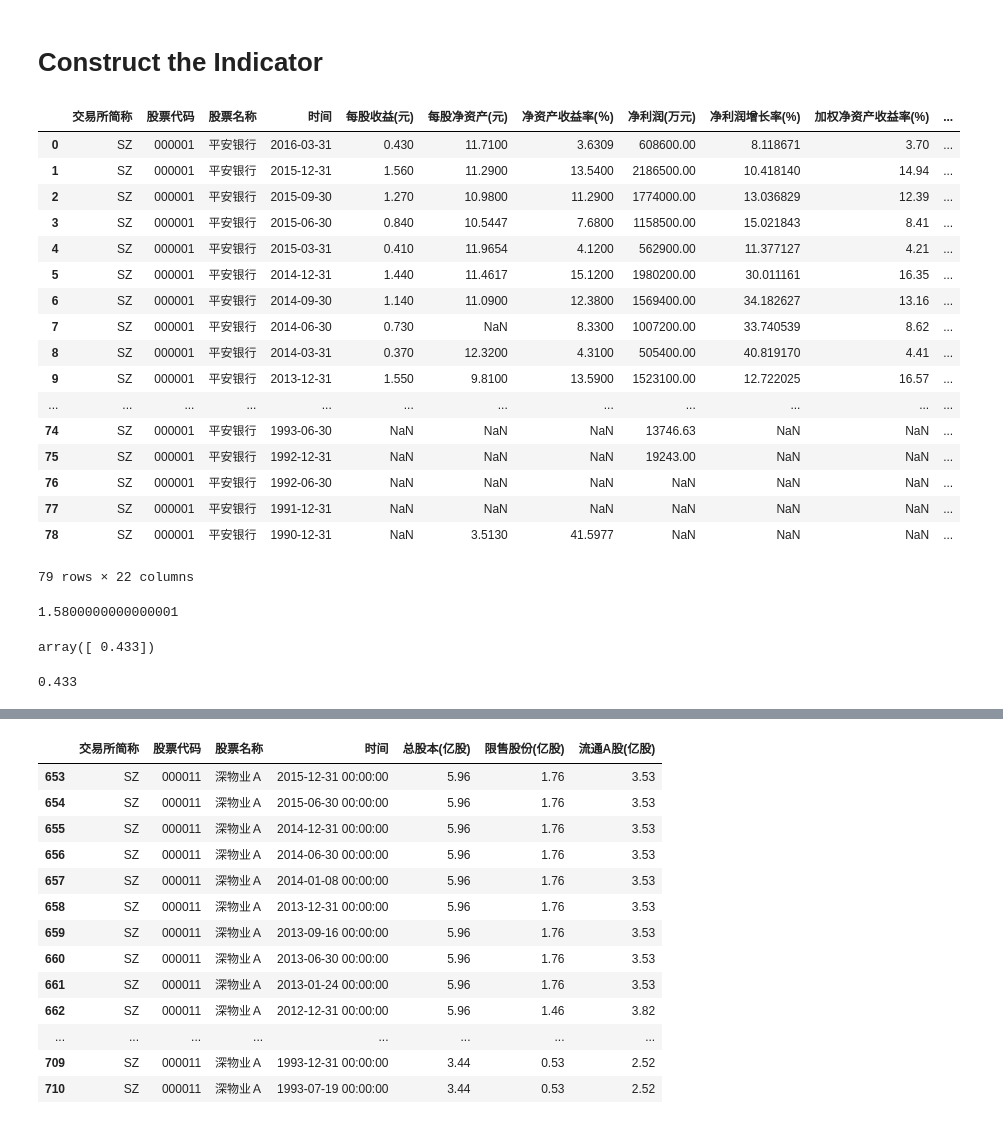
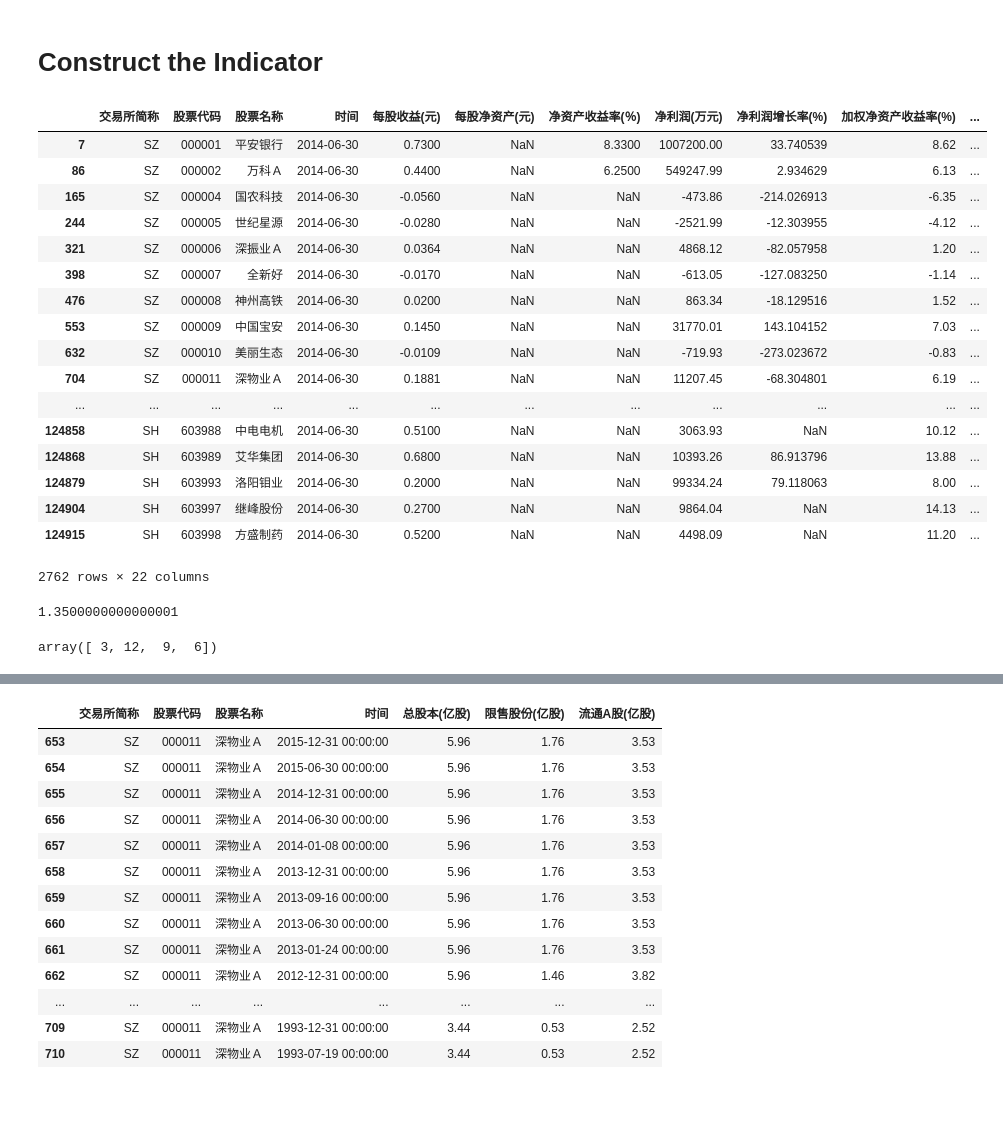
Before and after one commit to fswzb/sensequant, a Jupyter notebook: quant.ipynb, the cells around one changed output, grey strips where cells are left out. Cells and saved outputs as stored; diff of their text form; code cells hidden in the pictures.

```diff
--- a/quant.ipynb
+++ b/quant.ipynb
@@ -164,29 +163,10 @@ p_a_share_ = '流通A股(亿股)'
 # %%
 df_finance = pd.read_csv('/home/lcc/dataset/kline_5minute/stock_finance.txt', dtype={p_stock_id_: str})
 df_finance = df_finance.drop('每股净资产(元).1', 1)
-df_finance = df_finance[df_finance[p_stock_id_].isin(STOCK_LIST)].reset_index(drop=True)
+#df_finance = df_finance[df_finance[p_stock_id_].isin(STOCK_LIST)].reset_index(drop=True)
 df_finance[p_date_] = pd.to_datetime(df_finance[p_date_])
 df_finance['year'] = df_finance[p_date_].apply(lambda time: time.year)
 df_finance['month'] = df_finance[p_date_].apply(lambda time: time.month)
 df_finance['day'] = df_finance[p_date_].apply(lambda time: time.day)
-df_finance
+#df_finance
-# %% [output]
-|  | 交易所简称 | 股票代码 | 股票名称 | 时间 | 每股收益(元) | 每股净资产(元) | 净资产收益率(％) | 净利润(万元) | 净利润增长率(%) | 加权净资产收益率(%) | ... |
-| 0 | SZ | 000001 | 平安银行 | 2016-03-31 | 0.430 | 11.7100 | 3.6309 | 608600.00 | 8.118671 | 3.70 | ... |
-| 1 | SZ | 000001 | 平安银行 | 2015-12-31 | 1.560 | 11.2900 | 13.5400 | 2186500.00 | 10.418140 | 14.94 | ... |
-| 2 | SZ | 000001 | 平安银行 | 2015-09-30 | 1.270 | 10.9800 | 11.2900 | 1774000.00 | 13.036829 | 12.39 | ... |
-| 3 | SZ | 000001 | 平安银行 | 2015-06-30 | 0.840 | 10.5447 | 7.6800 | 1158500.00 | 15.021843 | 8.41 | ... |
-| 4 | SZ | 000001 | 平安银行 | 2015-03-31 | 0.410 | 11.9654 | 4.1200 | 562900.00 | 11.377127 | 4.21 | ... |
-| 5 | SZ | 000001 | 平安银行 | 2014-12-31 | 1.440 | 11.4617 | 15.1200 | 1980200.00 | 30.011161 | 16.35 | ... |
-| 6 | SZ | 000001 | 平安银行 | 2014-09-30 | 1.140 | 11.0900 | 12.3800 | 1569400.00 | 34.182627 | 13.16 | ... |
-| 7 | SZ | 000001 | 平安银行 | 2014-06-30 | 0.730 | NaN | 8.3300 | 1007200.00 | 33.740539 | 8.62 | ... |
-| 8 | SZ | 000001 | 平安银行 | 2014-03-31 | 0.370 | 12.3200 | 4.3100 | 505400.00 | 40.819170 | 4.41 | ... |
-| 9 | SZ | 000001 | 平安银行 | 2013-12-31 | 1.550 | 9.8100 | 13.5900 | 1523100.00 | 12.722025 | 16.57 | ... |
-| ... | ... | ... | ... | ... | ... | ... | ... | ... | ... | ... | ... |
-| 74 | SZ | 000001 | 平安银行 | 1993-06-30 | NaN | NaN | NaN | 13746.63 | NaN | NaN | ... |
-| 75 | SZ | 000001 | 平安银行 | 1992-12-31 | NaN | NaN | NaN | 19243.00 | NaN | NaN | ... |
-| 76 | SZ | 000001 | 平安银行 | 1992-06-30 | NaN | NaN | NaN | NaN | NaN | NaN | ... |
-| 77 | SZ | 000001 | 平安银行 | 1991-12-31 | NaN | NaN | NaN | NaN | NaN | NaN | ... |
-| 78 | SZ | 000001 | 平安银行 | 1990-12-31 | NaN | 3.5130 | 41.5977 | NaN | NaN | NaN | ... |
-79 rows × 22 columns
 # %%
@@ -209,12 +194,32 @@ def get_pe_in_one_year(df):
+# %%
+df_finance[(df_finance[p_bvps_].isnull())
+           &(df_finance[p_date_] >= pd.to_datetime('2014'))]\
+           #&(df_finance[p_exchange_]=='SZ')\
+           #&~(df_finance[p_stock_id_].str.startswith('3'))]
+# %% [output]
+|  | 交易所简称 | 股票代码 | 股票名称 | 时间 | 每股收益(元) | 每股净资产(元) | 净资产收益率(％) | 净利润(万元) | 净利润增长率(%) | 加权净资产收益率(%) | ... |
+| 7 | SZ | 000001 | 平安银行 | 2014-06-30 | 0.7300 | NaN | 8.3300 | 1007200.00 | 33.740539 | 8.62 | ... |
+| 86 | SZ | 000002 | 万科Ａ | 2014-06-30 | 0.4400 | NaN | 6.2500 | 549247.99 | 2.934629 | 6.13 | ... |
+| 165 | SZ | 000004 | 国农科技 | 2014-06-30 | -0.0560 | NaN | NaN | -473.86 | -214.026913 | -6.35 | ... |
+| 244 | SZ | 000005 | 世纪星源 | 2014-06-30 | -0.0280 | NaN | NaN | -2521.99 | -12.303955 | -4.12 | ... |
+| 321 | SZ | 000006 | 深振业Ａ | 2014-06-30 | 0.0364 | NaN | NaN | 4868.12 | -82.057958 | 1.20 | ... |
+| 398 | SZ | 000007 | 全新好 | 2014-06-30 | -0.0170 | NaN | NaN | -613.05 | -127.083250 | -1.14 | ... |
+| 476 | SZ | 000008 | 神州高铁 | 2014-06-30 | 0.0200 | NaN | NaN | 863.34 | -18.129516 | 1.52 | ... |
+| 553 | SZ | 000009 | 中国宝安 | 2014-06-30 | 0.1450 | NaN | NaN | 31770.01 | 143.104152 | 7.03 | ... |
+| 632 | SZ | 000010 | 美丽生态 | 2014-06-30 | -0.0109 | NaN | NaN | -719.93 | -273.023672 | -0.83 | ... |
+| 704 | SZ | 000011 | 深物业Ａ | 2014-06-30 | 0.1881 | NaN | NaN | 11207.45 | -68.304801 | 6.19 | ... |
+| ... | ... | ... | ... | ... | ... | ... | ... | ... | ... | ... | ... |
+| 124858 | SH | 603988 | 中电电机 | 2014-06-30 | 0.5100 | NaN | NaN | 3063.93 | NaN | 10.12 | ... |
+| 124868 | SH | 603989 | 艾华集团 | 2014-06-30 | 0.6800 | NaN | NaN | 10393.26 | 86.913796 | 13.88 | ... |
+| 124879 | SH | 603993 | 洛阳钼业 | 2014-06-30 | 0.2000 | NaN | NaN | 99334.24 | 79.118063 | 8.00 | ... |
+| 124904 | SH | 603997 | 继峰股份 | 2014-06-30 | 0.2700 | NaN | NaN | 9864.04 | NaN | 14.13 | ... |
+| 124915 | SH | 603998 | 方盛制药 | 2014-06-30 | 0.5200 | NaN | NaN | 4498.09 | NaN | 11.20 | ... |
+2762 rows × 22 columns
 # %%
-get_pe_in_one_year(df_finance[:5])
+get_pe_in_one_year(df_finance[23:23+5])
 # %% [output]
-1.5800000000000001
+1.3500000000000001
-# %%
-benifit_in_one_year(np.array([0.433]))
-# %% [output]
-array([ 0.433])
-# %%
-common.scalify(np.array([0.433]))
-# %% [output]
-0.433
+# %%
+df_finance['month'].unique()
+# %% [output]
+array([ 3, 12,  9,  6])
```
Also changed, not shown: parts of 4 cells of this notebook, 2 other files.
